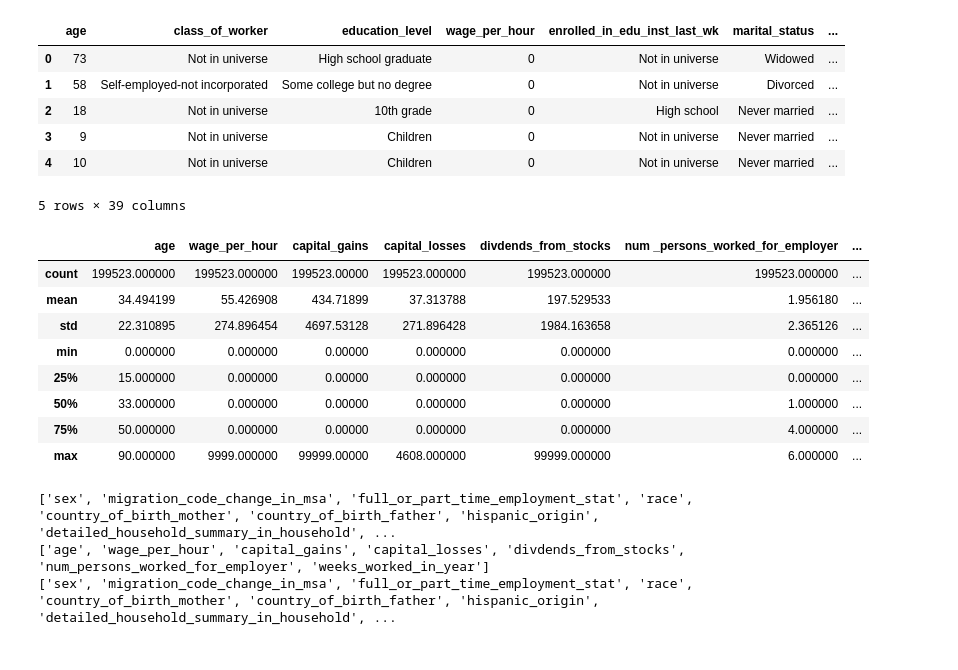
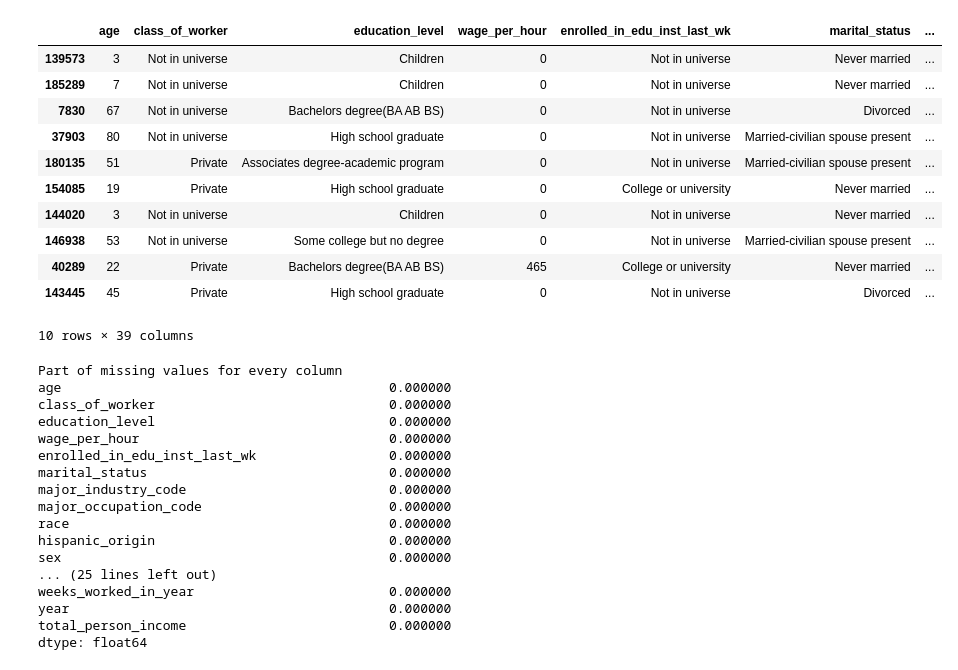
Before and after one commit to AIDragonGroup/Data-Science-Intro, a Jupyter notebook: DataAnlysis.ipynb, the cells around one changed output. Saved outputs shown, nothing was run; the diff lists cells and outputs as text; code cells hidden in the pictures.

```diff
--- a/DataAnlysis.ipynb
+++ b/DataAnlysis.ipynb
@@ -71,5 +79,5 @@ import plotly.express as px
 # %%
-path = "census-income.data"
+path = "data/census-income.data"
 column_names = [
     "age",
     "class_of_worker",
@@ -115,6 +123,11 @@ column_names = [
     "total_person_income"
 ]
 
-train_data = pd.read_csv(path, names=column_names, index_col=False)
-train_data = train_data.drop(columns=['instance_weight', 'detailed_industry_recode', 'detailed_occupation_recode'])
+data = pd.read_csv(
+    path,
+    names=column_names,
+    index_col=False,
+    na_values=' ?')
+data = data.drop(columns=['instance_weight', 'detailed_industry_recode', 'detailed_occupation_recode'])
+train_data, val_data = train_test_split(data, train_size = 0.7, test_size = 0.3, shuffle = True)
 test_data = None
@@ -121,27 +154,42 @@ test_data = None
 # %%
-train_data.head()
+train_data.head(10)
 # %% [output]
 |  | age | class_of_worker | education_level | wage_per_hour | enrolled_in_edu_inst_last_wk | marital_status | ... |
-| 0 | 73 | Not in universe | High school graduate | 0 | Not in universe | Widowed | ... |
-| 1 | 58 | Self-employed-not incorporated | Some college but no degree | 0 | Not in universe | Divorced | ... |
-| 2 | 18 | Not in universe | 10th grade | 0 | High school | Never married | ... |
-| 3 | 9 | Not in universe | Children | 0 | Not in universe | Never married | ... |
-| 4 | 10 | Not in universe | Children | 0 | Not in universe | Never married | ... |
+| 139573 | 3 | Not in universe | Children | 0 | Not in universe | Never married | ... |
+| 185289 | 7 | Not in universe | Children | 0 | Not in universe | Never married | ... |
+| 7830 | 67 | Not in universe | Bachelors degree(BA AB BS) | 0 | Not in universe | Divorced | ... |
+| 37903 | 80 | Not in universe | High school graduate | 0 | Not in universe | Married-civilian spouse present | ... |
+| 180135 | 51 | Private | Associates degree-academic program | 0 | Not in universe | Married-civilian spouse present | ... |
+| 154085 | 19 | Private | High school graduate | 0 | College or university | Never married | ... |
+| 144020 | 3 | Not in universe | Children | 0 | Not in universe | Never married | ... |
+| 146938 | 53 | Not in universe | Some college but no degree | 0 | Not in universe | Married-civilian spouse present | ... |
+| 40289 | 22 | Private | Bachelors degree(BA AB BS) | 465 | College or university | Never married | ... |
+| 143445 | 45 | Private | High school graduate | 0 | Not in universe | Divorced | ... |
-5 rows × 39 columns
+10 rows × 39 columns
-# %%
-train_data.describe()
-# %% [output]
-|  | age | wage_per_hour | capital_gains | capital_losses | divdends_from_stocks | num _persons_worked_for_employer | ... |
-| count | 199523.000000 | 199523.000000 | 199523.00000 | 199523.000000 | 199523.000000 | 199523.000000 | ... |
-| mean | 34.494199 | 55.426908 | 434.71899 | 37.313788 | 197.529533 | 1.956180 | ... |
-| std | 22.310895 | 274.896454 | 4697.53128 | 271.896428 | 1984.163658 | 2.365126 | ... |
-| min | 0.000000 | 0.000000 | 0.00000 | 0.000000 | 0.000000 | 0.000000 | ... |
-| 25% | 15.000000 | 0.000000 | 0.00000 | 0.000000 | 0.000000 | 0.000000 | ... |
-| 50% | 33.000000 | 0.000000 | 0.00000 | 0.000000 | 0.000000 | 1.000000 | ... |
-| 75% | 50.000000 | 0.000000 | 0.00000 | 0.000000 | 0.000000 | 4.000000 | ... |
-| max | 90.000000 | 9999.000000 | 99999.00000 | 4608.000000 | 99999.000000 | 6.000000 | ... |
+# %%
+print('Part of missing values for every column')
+print(train_data.isnull().sum()/len(train_data))
+# %% [output]
+Part of missing values for every column
+age                                          0.000000
+class_of_worker                              0.000000
+education_level                              0.000000
+wage_per_hour                                0.000000
+enrolled_in_edu_inst_last_wk                 0.000000
+marital_status                               0.000000
+major_industry_code                          0.000000
+major_occupation_code                        0.000000
+race                                         0.000000
+hispanic_origin                              0.000000
+sex                                          0.000000
+... (25 lines left out)
+weeks_worked_in_year                         0.000000
+year                                         0.000000
+total_person_income                          0.000000
+dtype: float64
 # %%
-features = list(set(train_data.columns.values.tolist())-set(['total_person_income']))
+features = train_data.columns.values.tolist()
+del features[38]
 numeric_features = ['age',
                     'wage_per_hour',
                     'capital_gains',
@@ -151,10 +199,3 @@ numeric_features = ['age',
                     'weeks_worked_in_year'
                    ]
 categorical_features = list(set(features) - set(numeric_features))
-print(features)
-print(numeric_features)
-print(categorical_features)
-# %% [output]
-['sex', 'migration_code_change_in_msa', 'full_or_part_time_employment_stat', 'race', 'country_of_birth_mother', 'country_of_birth_father', 'hispanic_origin', 'detailed_household_summary_in_household', ...
-['age', 'wage_per_hour', 'capital_gains', 'capital_losses', 'divdends_from_stocks', 'num_persons_worked_for_employer', 'weeks_worked_in_year']
-['sex', 'migration_code_change_in_msa', 'full_or_part_time_employment_stat', 'race', 'country_of_birth_mother', 'country_of_birth_father', 'hispanic_origin', 'detailed_household_summary_in_household', ...
```
Also changed, not shown: parts of 8 cells of this notebook, 1 other file.
